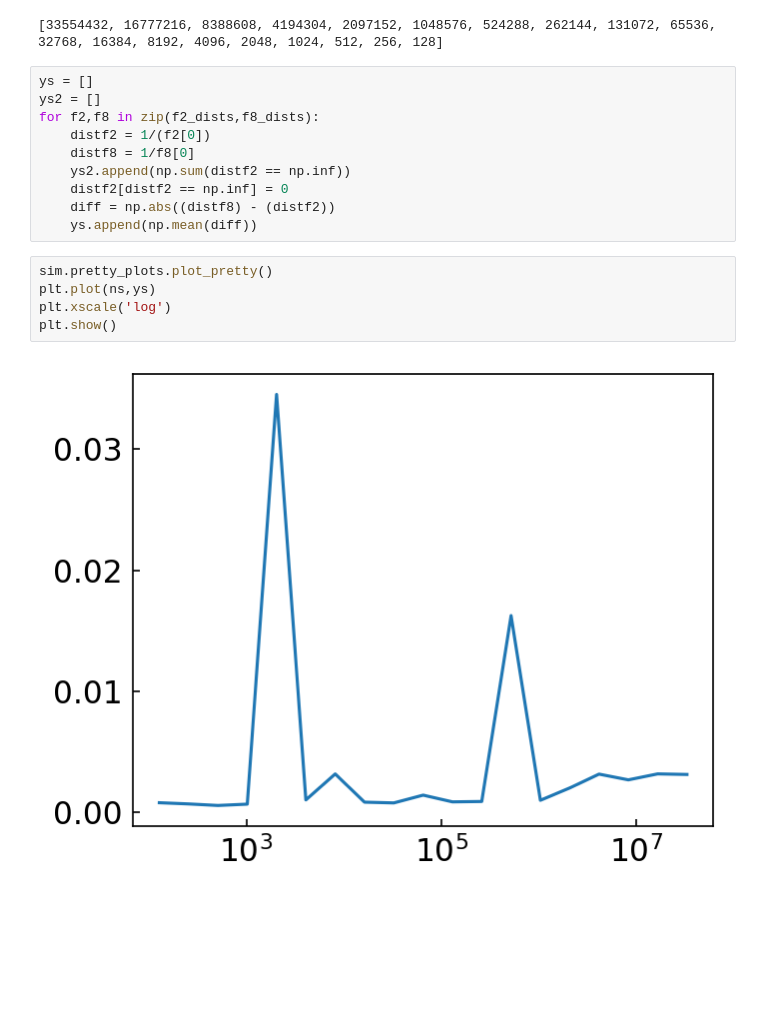
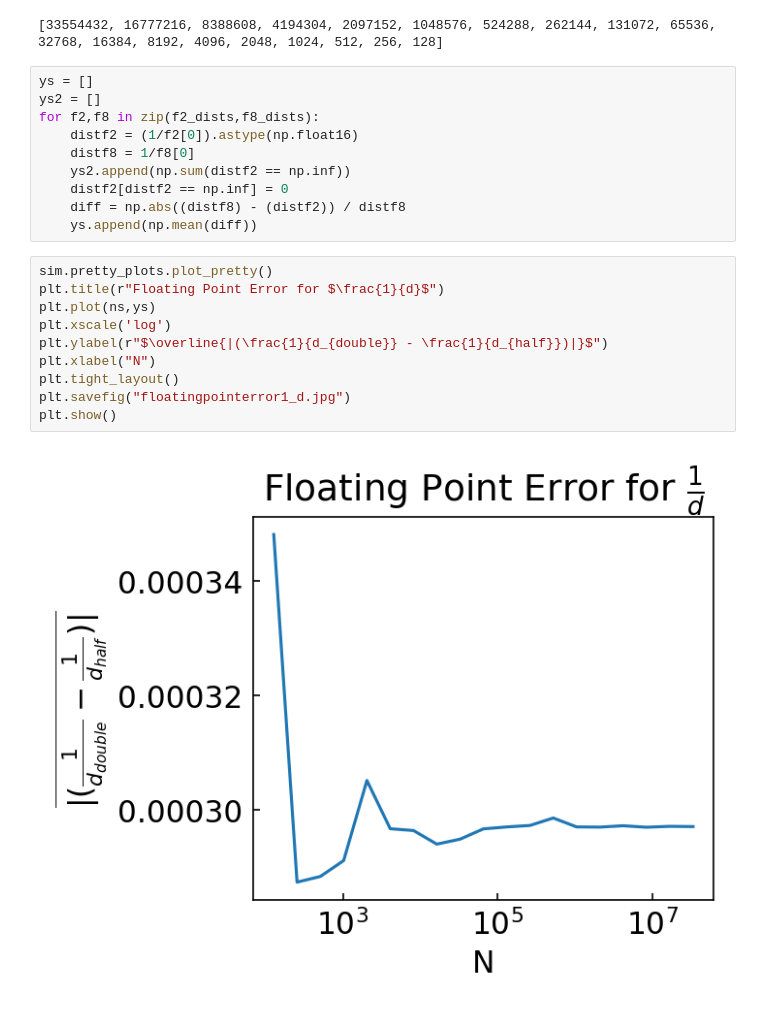
Before and after one commit to humz2k/Force-Errors-In-Cosmological-Simulations, a Jupyter notebook: contributions8.ipynb, the cells around one changed output. Saved outputs shown, nothing was run; the diff lists cells and outputs as text; blank space fills up the shorter version.

```diff
--- a/contributions8.ipynb
+++ b/contributions8.ipynb
@@ -126,18 +126,23 @@ print(ns)
 ys = []
 ys2 = []
 for f2,f8 in zip(f2_dists,f8_dists):
-    distf2 = 1/(f2[0])
+    distf2 = (1/f2[0]).astype(np.float16)
     distf8 = 1/f8[0]
     ys2.append(np.sum(distf2 == np.inf))
     distf2[distf2 == np.inf] = 0
-    diff = np.abs((distf8) - (distf2))
+    diff = np.abs((distf8) - (distf2)) / distf8
     ys.append(np.mean(diff))
-# %%
-sim.pretty_plots.plot_pretty()
-plt.plot(ns,ys)
-plt.xscale('log')
-plt.show()
-# %% [output]
-[figure, removed]
+# %%
+sim.pretty_plots.plot_pretty()
+plt.title(r"Floating Point Error for $\frac{1}{d}$")
+plt.plot(ns,ys)
+plt.xscale('log')
+plt.ylabel(r"$\overline{|(\frac{1}{d_{double}} - \frac{1}{d_{half}})|}$")
+plt.xlabel("N")
+plt.tight_layout()
+plt.savefig("floatingpointerror1_d.jpg")
+plt.show()
+# %% [output]
+[figure, added]
 # %%
 sim.pretty_plots.plot_pretty()
```
Also changed, not shown: parts of 1 cell of this notebook, 2 other files.
